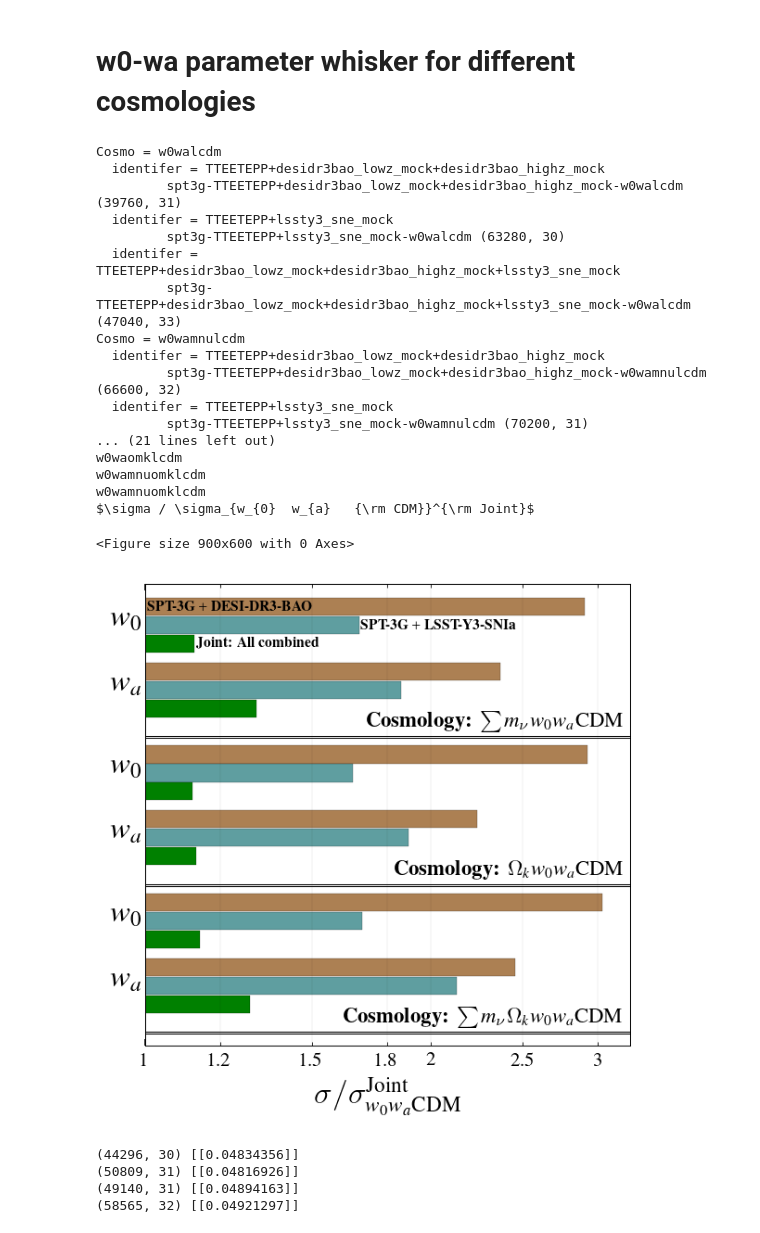
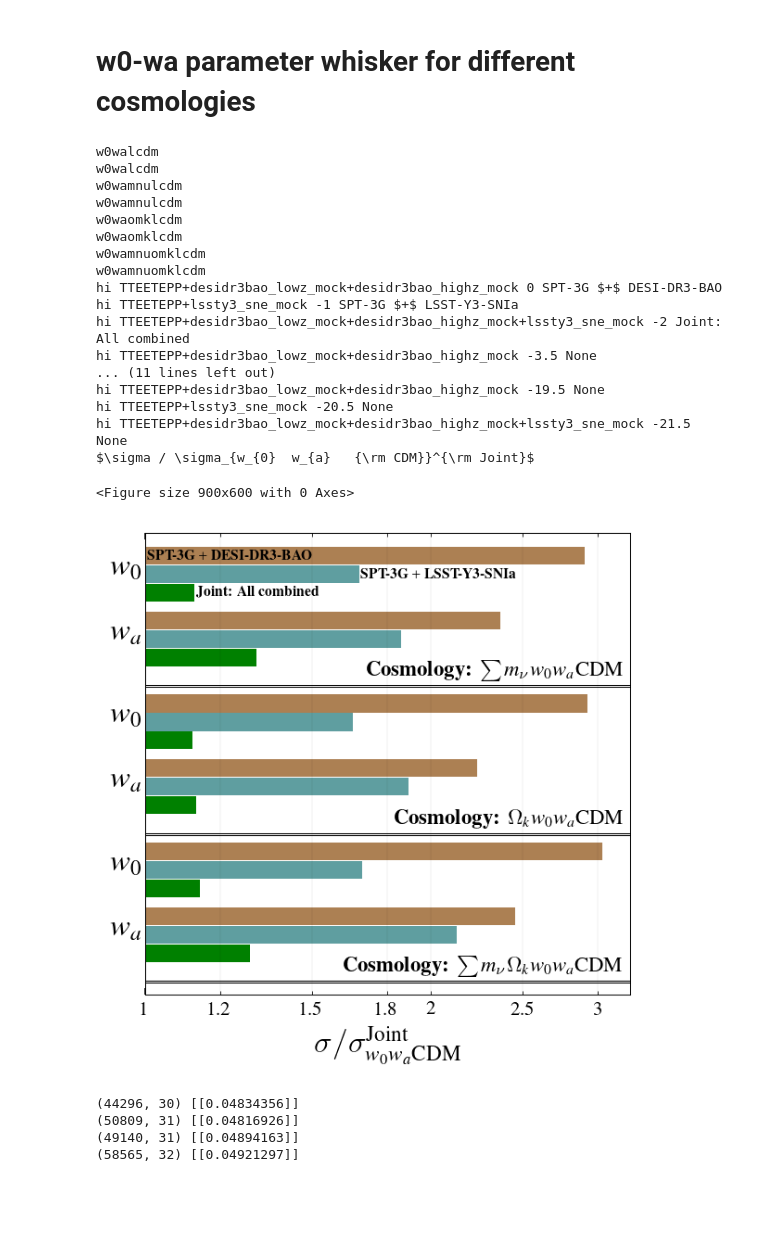
Before and after one commit to sriniraghunathan/CMB_BAO_SNe_likelihoods, a Jupyter notebook: analyse_chains_for_paper.ipynb, the cells around one changed output. Saved outputs shown, nothing was run; the diff lists cells and outputs as text; code cells hidden in the pictures; blank space fills up the shorter version.

```diff
--- a/analyse_chains_for_paper.ipynb
+++ b/analyse_chains_for_paper.ipynb
@@ -2146,7 +2146,7 @@ identifer_arr = [
              'TTEETEPP+desidr3bao_lowz_mock+desidr3bao_highz_mock+lssty3_sne_mock',
             ]
 
-if (1):
+if (0):
     sigma_dic = {}
     fom_dic = {}
     use_cov_or_atual = 'cov'
@@ -2313,10 +2313,16 @@ for cosmo_cntr, cosmo_name in enumerate(plot_dic):
                 labval = reqd_identifer_dic[iden]
             else:
                 labval = None
-            barh( loc, curr_val_to_plot, height = bar_width_val, color = curr_colorval,
-                 hatch = curr_hatchval, edgecolor = 'black', lw = 0.1,
+            print('hi', iden, loc, labval)
+            barh(loc,
+                 curr_val_to_plot,
+                 height = bar_width_val,
+                 color = curr_colorval,
+                 #hatch = curr_hatchval,
+                 #edgecolor = 'black', lw = 0.1,
                  #alpha = 0.6,
-                label = labval)
+                label = labval,
+                )
 
             #write dataset
             if pcntr == 0 and cosmo_cntr == 1:## and len(cosmo_iter_dic) == 3:
@@ -2362,47 +2368,47 @@ if baseline_iden is None:
     xlabelval = r'$\sigma / \sigma_{%s}$' %(baseline_cosmo_label)
 elif baseline_iden == 'TTEETEPP+desidr3bao_lowz_mock+desidr3bao_highz_mock+lssty3_sne_mock':
     xlabelval = r'$\sigma / \sigma_{%s}^{\rm Joint}$' %(baseline_cosmo_label)
 print(xlabelval); ##sys.exit()
 xlabel(xlabelval, fontsize = fsval+2)
 axvspan(0., 1., color = 'silver', alpha = 0.1, zorder = -100)
 if (1):
     import matplotlib.ticker as ticker
     formatter = ScalarFormatter()
     formatter.set_scientific(False)
     #ax.get_xaxis().set_major_formatter(ticker.ScalarFormatter(useOffset=False))
     #ax.get_xaxis().set_minor_formatter(ticker.ScalarFormatter(useOffset=False))
     ax.xaxis.set_major_formatter(formatter)
     ax.xaxis.set_minor_formatter(formatter)
     ax.xaxis.set_major_formatter(ticker.FormatStrFormatter('%g'))
     ax.xaxis.set_minor_formatter(ticker.FormatStrFormatter('%g'))
     ##ax.xaxis.set_major_formatter('%g')
     ##ax.xaxis.set_minor_formatter('%d')
     #ax.set_xticklabels([1, 2, 3], [1, 2, 3])
 
 plname = '%s/w0_wa_multiple_cosmo_datasets_for_spt.pdf' %(pl_folder)
 savefig(plname, dpi = 200.)
 show();
 #sys.exit()
 # %% [output]
-Cosmo = w0walcdm
-  identifer = TTEETEPP+desidr3bao_lowz_mock+desidr3bao_highz_mock
-         spt3g-TTEETEPP+desidr3bao_lowz_mock+desidr3bao_highz_mock-w0walcdm (39760, 31)
-  identifer = TTEETEPP+lssty3_sne_mock
-         spt3g-TTEETEPP+lssty3_sne_mock-w0walcdm (63280, 30)
-  identifer = TTEETEPP+desidr3bao_lowz_mock+desidr3bao_highz_mock+lssty3_sne_mock
-         spt3g-TTEETEPP+desidr3bao_lowz_mock+desidr3bao_highz_mock+lssty3_sne_mock-w0walcdm (47040, 33)
-Cosmo = w0wamnulcdm
-  identifer = TTEETEPP+desidr3bao_lowz_mock+desidr3bao_highz_mock
-         spt3g-TTEETEPP+desidr3bao_lowz_mock+desidr3bao_highz_mock-w0wamnulcdm (66600, 32)
-  identifer = TTEETEPP+lssty3_sne_mock
-         spt3g-TTEETEPP+lssty3_sne_mock-w0wamnulcdm (70200, 31)
-... (21 lines left out)
+w0walcdm
+w0walcdm
+w0wamnulcdm
+w0wamnulcdm
+w0waomklcdm
 w0waomklcdm
 w0wamnuomklcdm
 w0wamnuomklcdm
+hi TTEETEPP+desidr3bao_lowz_mock+desidr3bao_highz_mock 0 SPT-3G $+$ DESI-DR3-BAO
+hi TTEETEPP+lssty3_sne_mock -1 SPT-3G $+$ LSST-Y3-SNIa
+hi TTEETEPP+desidr3bao_lowz_mock+desidr3bao_highz_mock+lssty3_sne_mock -2 Joint: All combined
+hi TTEETEPP+desidr3bao_lowz_mock+desidr3bao_highz_mock -3.5 None
+... (11 lines left out)
+hi TTEETEPP+desidr3bao_lowz_mock+desidr3bao_highz_mock -19.5 None
+hi TTEETEPP+lssty3_sne_mock -20.5 None
+hi TTEETEPP+desidr3bao_lowz_mock+desidr3bao_highz_mock+lssty3_sne_mock -21.5 None
 $\sigma / \sigma_{w_{0}  w_{a}   {\rm CDM}}^{\rm Joint}$
 <Figure size 900x600 with 0 Axes>
-[figure, old version]
+[figure, new version]
 # %%
 # fname1 = 'chains/for_paper/spt3g-TTEETEPP+desidr3bao_lowz_mock+desidr3bao_highz_mock+lssty3_sne_mock-w0walcdm/spt3g-TTEETEPP+desidr3bao_lowz_mock+desidr3bao_highz_mock+lssty3_sne_mock-w0walcdm'
 # fname2 = 'chains/for_paper/spt3g-TTEETEPP+desidr3bao_lowz_mock+desidr3bao_highz_mock+lssty3_sne_mock-w0waomklcdm/spt3g-TTEETEPP+desidr3bao_lowz_mock+desidr3bao_highz_mock+lssty3_sne_mock-w0waomklcdm'
```
Also changed, not shown: 1 other file.
